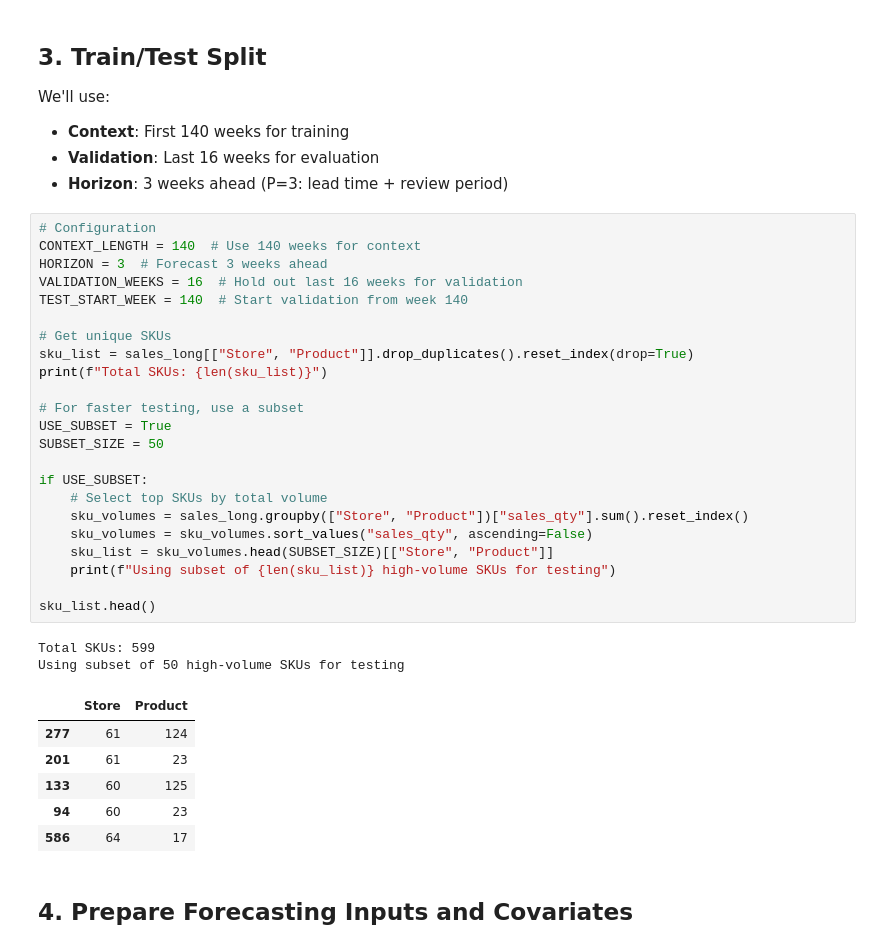
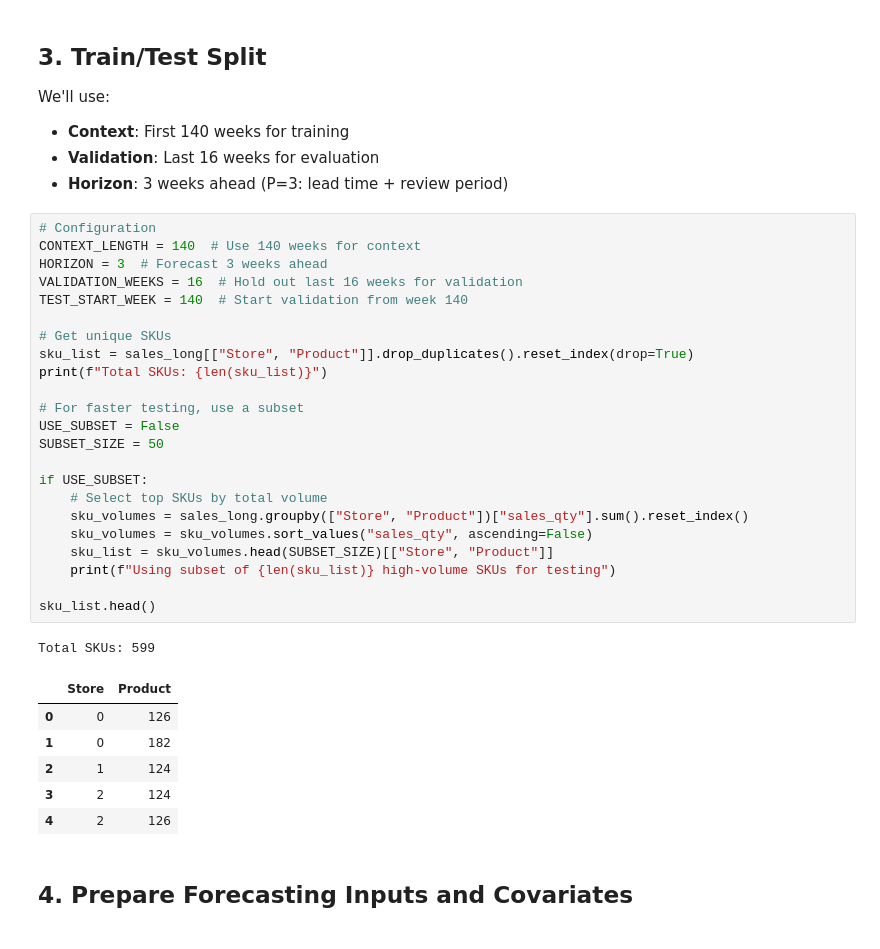
Before and after one commit to senoni-research/timesfm, a Jupyter notebook: notebooks/vn2_inventory_forecast.ipynb, the cells around one changed output. Cells and saved outputs as stored; diff of their text form.

```diff
--- a/notebooks/vn2_inventory_forecast.ipynb
+++ b/notebooks/vn2_inventory_forecast.ipynb
@@ -129,35 +129,34 @@ We'll use:
 # %%
 # Configuration
 CONTEXT_LENGTH = 140  # Use 140 weeks for context
 HORIZON = 3  # Forecast 3 weeks ahead
 VALIDATION_WEEKS = 16  # Hold out last 16 weeks for validation
 TEST_START_WEEK = 140  # Start validation from week 140
 
 # Get unique SKUs
 sku_list = sales_long[["Store", "Product"]].drop_duplicates().reset_index(drop=True)
 print(f"Total SKUs: {len(sku_list)}")
 
 # For faster testing, use a subset
-USE_SUBSET = True
+USE_SUBSET = False
 SUBSET_SIZE = 50
 
 if USE_SUBSET:
     # Select top SKUs by total volume
     sku_volumes = sales_long.groupby(["Store", "Product"])["sales_qty"].sum().reset_index()
     sku_volumes = sku_volumes.sort_values("sales_qty", ascending=False)
     sku_list = sku_volumes.head(SUBSET_SIZE)[["Store", "Product"]]
     print(f"Using subset of {len(sku_list)} high-volume SKUs for testing")
 
 sku_list.head()
 # %% [output]
 Total SKUs: 599
-Using subset of 50 high-volume SKUs for testing
 |  | Store | Product |
-| 277 | 61 | 124 |
-| 201 | 61 | 23 |
-| 133 | 60 | 125 |
-| 94 | 60 | 23 |
-| 586 | 64 | 17 |
+| 0 | 0 | 126 |
+| 1 | 0 | 182 |
+| 2 | 1 | 124 |
+| 3 | 2 | 124 |
+| 4 | 2 | 126 |
 # %% [markdown]
 ## 4. Prepare Forecasting Inputs and Covariates
 # %%
```
Also changed, not shown: parts of 14 cells of this notebook.
